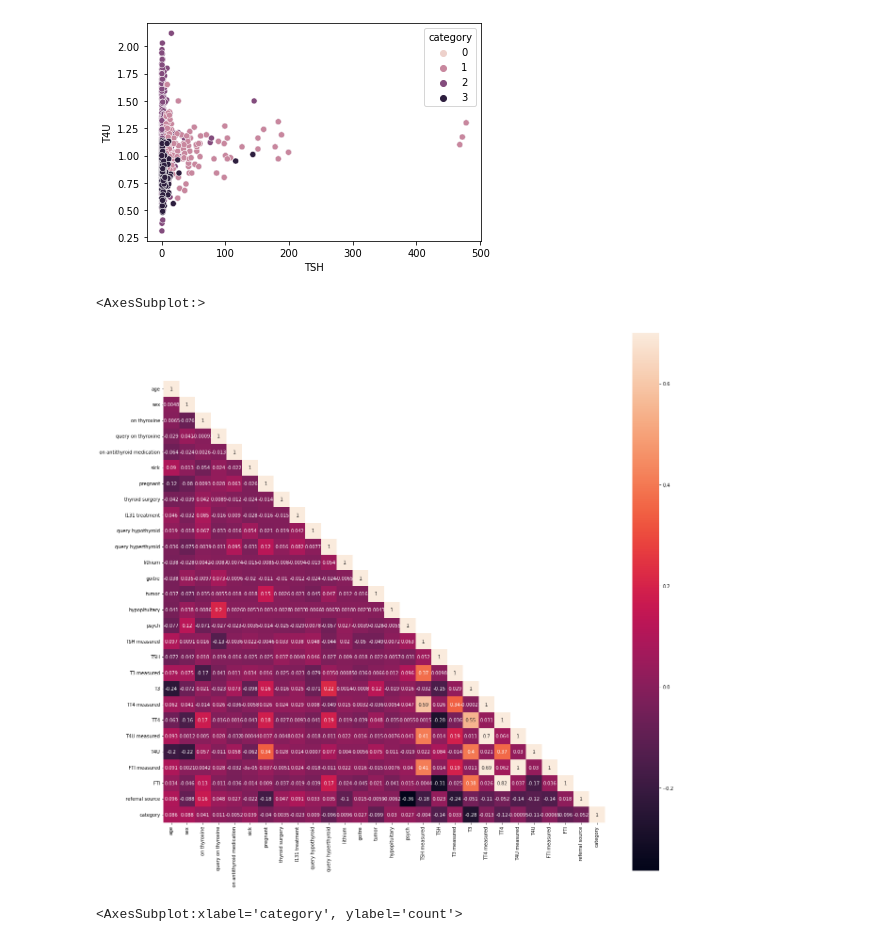
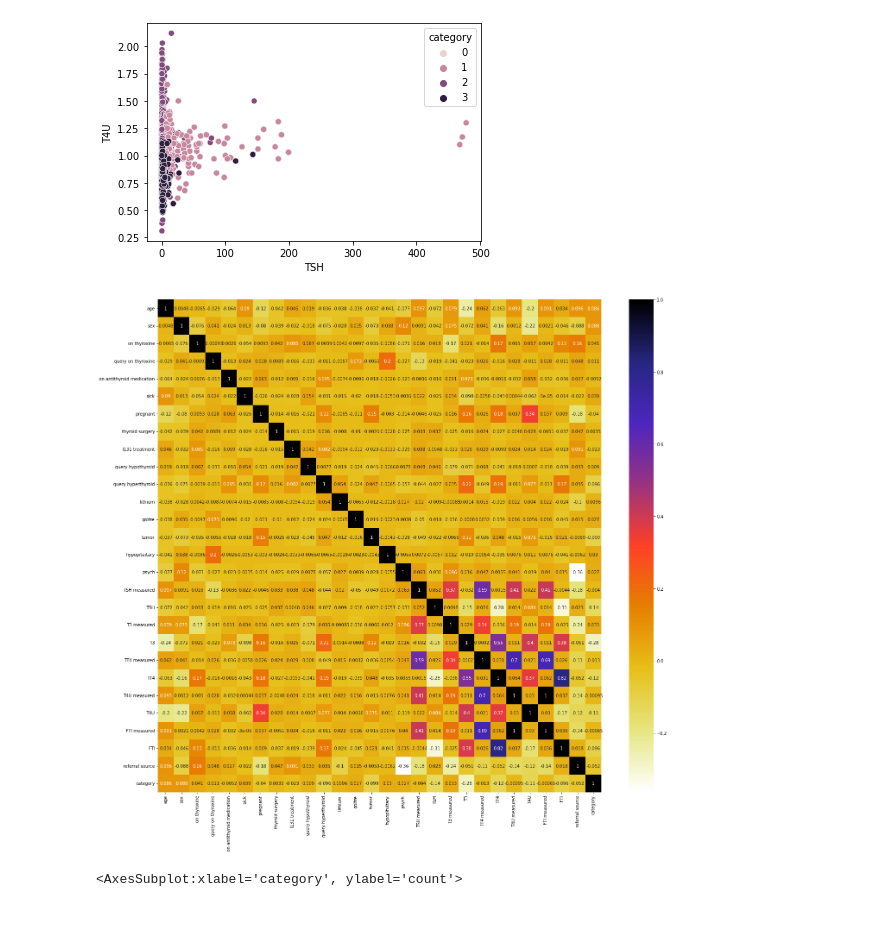
Before and after one commit to AniShama/thesis-data, a Jupyter notebook: feature importance.ipynb, the cells around one changed output. Saved outputs shown, nothing was run; the diff lists cells and outputs as text; code cells hidden in the pictures.

```diff
--- a/feature importance.ipynb
+++ b/feature importance.ipynb
@@ -411,16 +411,13 @@ sns.scatterplot(x="TSH", y="T4U", hue = 'category',  data=thyroid_data)
 # %% [output]
 <AxesSubplot:xlabel='TSH', ylabel='T4U'>
 [figure]
-# %%
-correlation_map = thyroid_data.corr()
-obj = np.array(correlation_map)
-obj[np.tril_indices_from(obj)] = False
-fig,ax= plt.subplots()
-fig.set_size_inches(21,21)
-sns.heatmap(correlation_map, mask=obj,vmax=.7, square=True,annot=True)
-# %% [output]
-<AxesSubplot:>
-[figure, removed]
+# %%
+plt.figure(figsize=(23,21))
+cor=thyroid_data.corr(method = 'pearson')
+sns.heatmap(cor,annot=True,cmap=plt.cm.CMRmap_r)
+plt.show()
+# %% [output]
+[figure, added]
 # %%
 x = thyroid_data.drop("category",axis=1)
 y = thyroid_data["category"]
```
Also changed, not shown: parts of 37 cells of this notebook.
